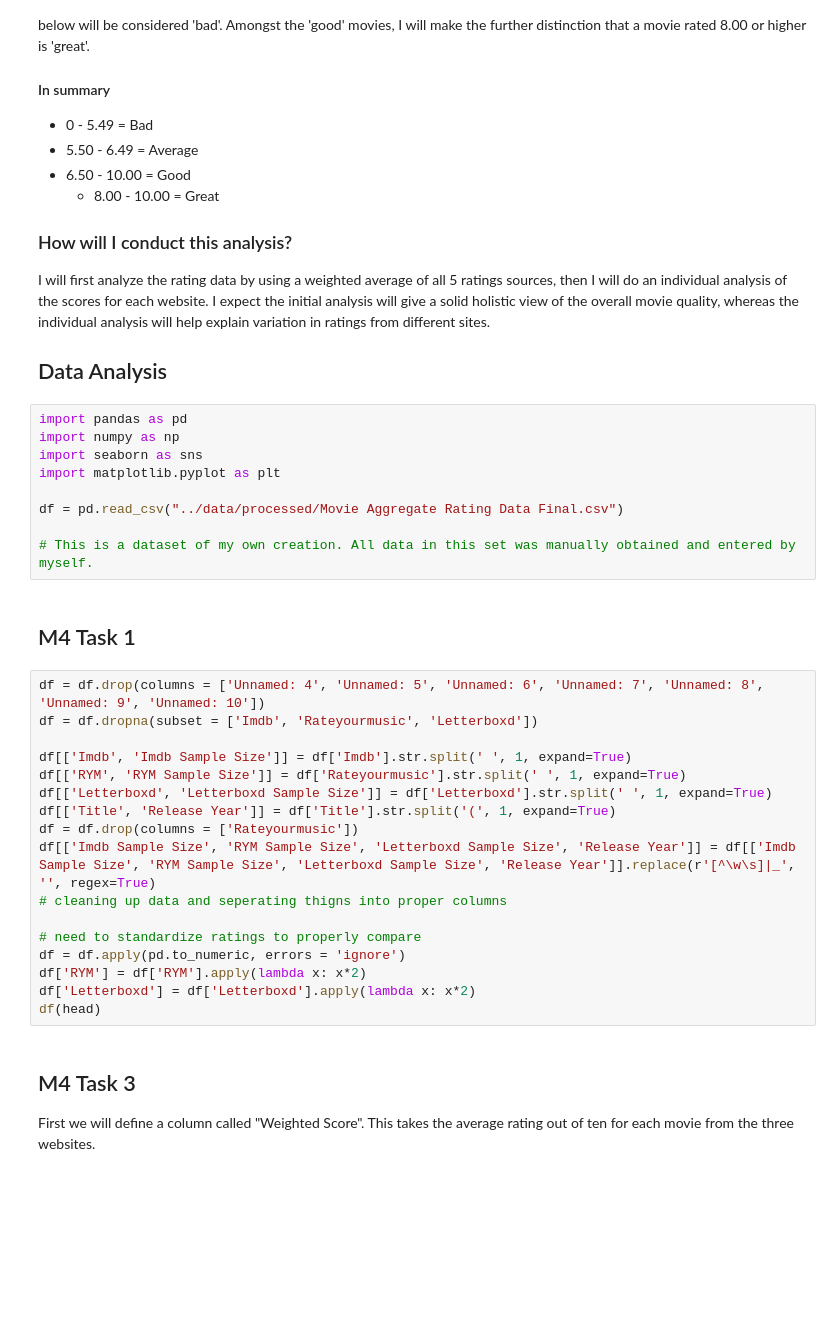
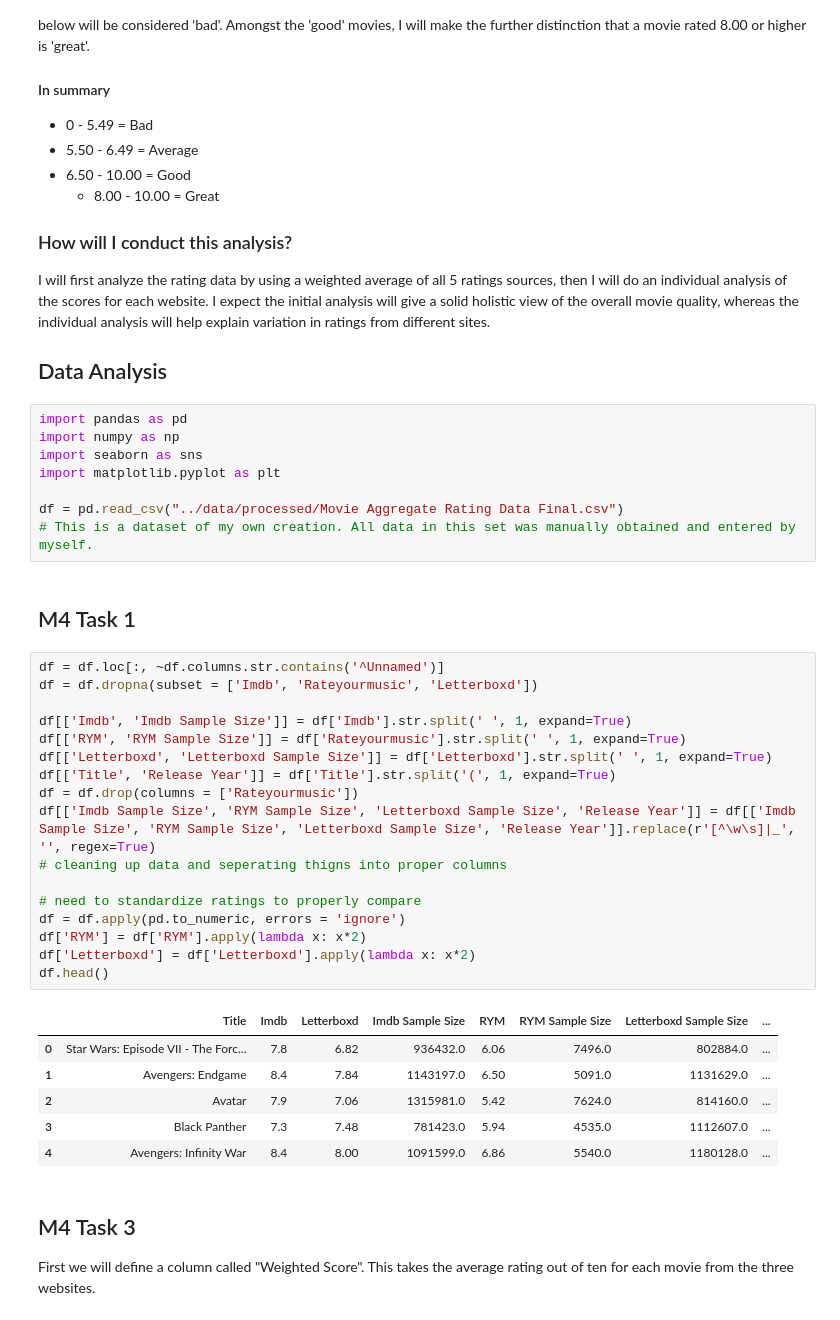
Before and after one commit to ubco-W2022T2-data301/project-group-group52, a Jupyter notebook: analysis/analysis3.ipynb, the cells around one changed output. Cells and saved outputs as stored; diff of their text form; blank space fills up the shorter version.

```diff
--- a/analysis/analysis3.ipynb
+++ b/analysis/analysis3.ipynb
@@ -54,27 +54,33 @@ import seaborn as sns
 import matplotlib.pyplot as plt
 
 df = pd.read_csv("../data/processed/Movie Aggregate Rating Data Final.csv")
-
 # This is a dataset of my own creation. All data in this set was manually obtained and entered by myself.
 # %% [markdown]
 ## M4 Task 1
 # %%
-df = df.drop(columns = ['Unnamed: 4', 'Unnamed: 5', 'Unnamed: 6', 'Unnamed: 7', 'Unnamed: 8', 'Unnamed: 9', 'Unnamed: 10'])
+df = df.loc[:, ~df.columns.str.contains('^Unnamed')]
 df = df.dropna(subset = ['Imdb', 'Rateyourmusic', 'Letterboxd'])
 
 df[['Imdb', 'Imdb Sample Size']] = df['Imdb'].str.split(' ', 1, expand=True)
 df[['RYM', 'RYM Sample Size']] = df['Rateyourmusic'].str.split(' ', 1, expand=True)
 df[['Letterboxd', 'Letterboxd Sample Size']] = df['Letterboxd'].str.split(' ', 1, expand=True)
 df[['Title', 'Release Year']] = df['Title'].str.split('(', 1, expand=True)
 df = df.drop(columns = ['Rateyourmusic'])
 df[['Imdb Sample Size', 'RYM Sample Size', 'Letterboxd Sample Size', 'Release Year']] = df[['Imdb Sample Size', 'RYM Sample Size', 'Letterboxd Sample Size', 'Release Year']].replace(r'[^\w\s]|_', '', regex=True)
 # cleaning up data and seperating thigns into proper columns
 
 # need to standardize ratings to properly compare
 df = df.apply(pd.to_numeric, errors = 'ignore')
 df['RYM'] = df['RYM'].apply(lambda x: x*2)
 df['Letterboxd'] = df['Letterboxd'].apply(lambda x: x*2)
-df(head)
+df.head()
+# %% [output]
+|  | Title | Imdb | Letterboxd | Imdb Sample Size | RYM | RYM Sample Size | Letterboxd Sample Size | ... |
+| 0 | Star Wars: Episode VII - The Forc... | 7.8 | 6.82 | 936432.0 | 6.06 | 7496.0 | 802884.0 | ... |
+| 1 | Avengers: Endgame | 8.4 | 7.84 | 1143197.0 | 6.50 | 5091.0 | 1131629.0 | ... |
+| 2 | Avatar | 7.9 | 7.06 | 1315981.0 | 5.42 | 7624.0 | 814160.0 | ... |
+| 3 | Black Panther | 7.3 | 7.48 | 781423.0 | 5.94 | 4535.0 | 1112607.0 | ... |
+| 4 | Avengers: Infinity War | 8.4 | 8.00 | 1091599.0 | 6.86 | 5540.0 | 1180128.0 | ... |
 # %% [markdown]
 ## M4 Task 3
 
```
Also changed, not shown: parts of 6 cells of this notebook.
